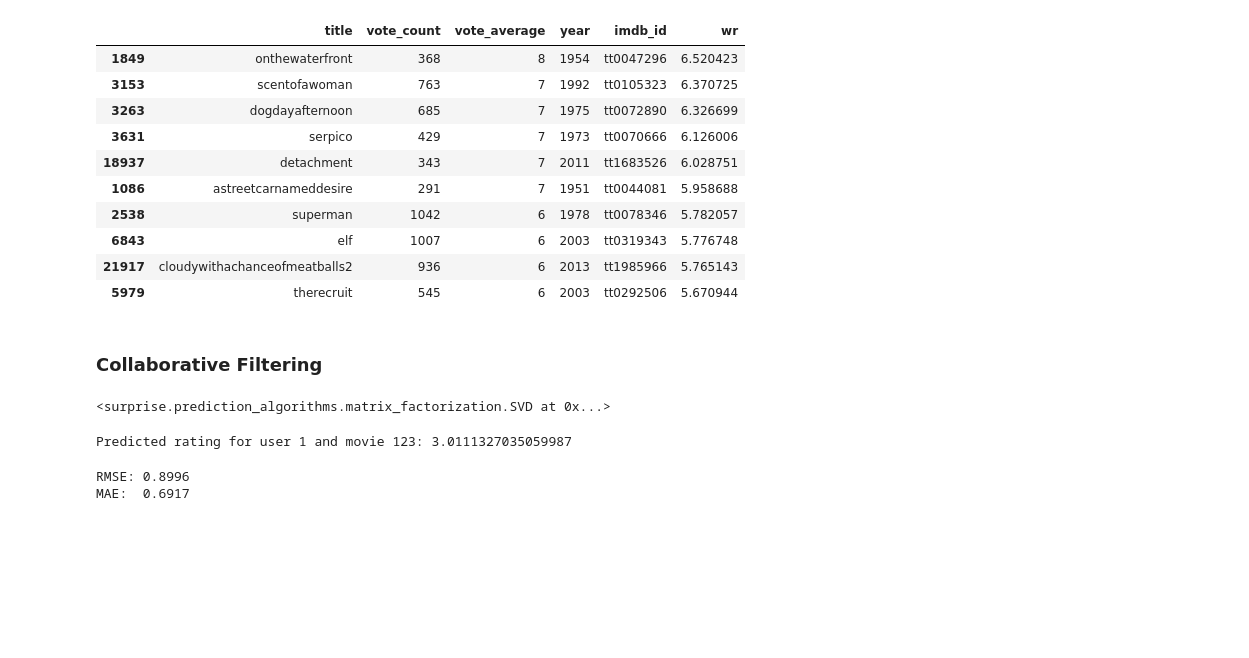
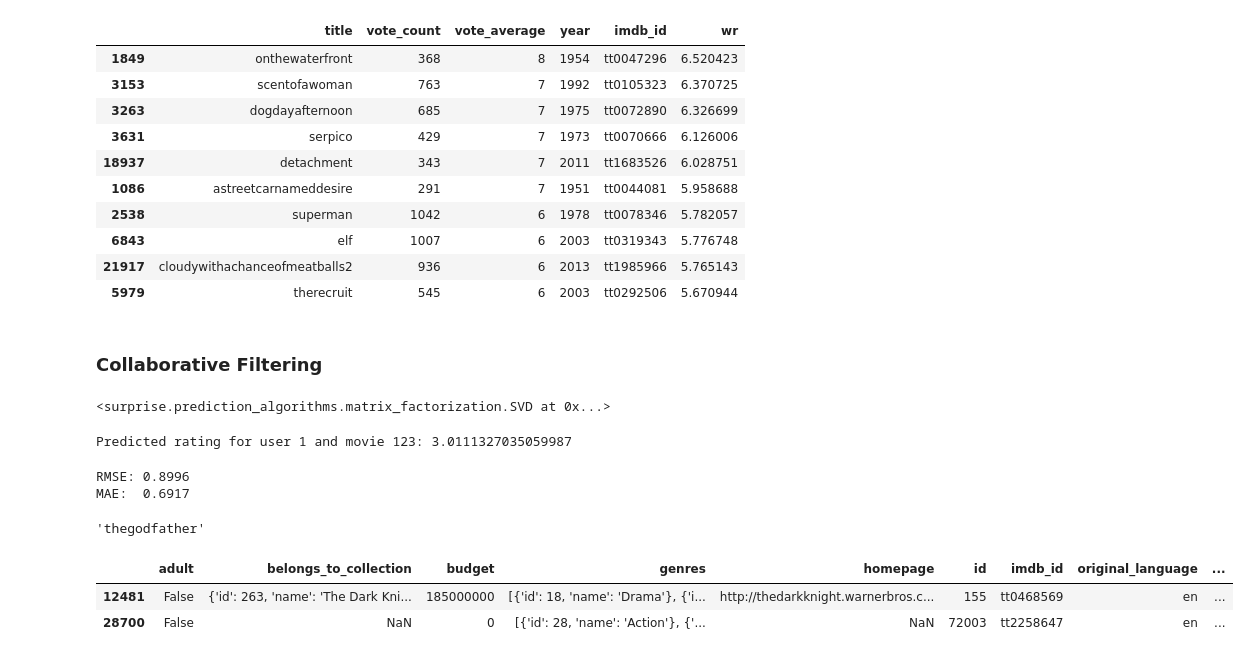
Before and after one commit to DugaldMacintyre/Movie-Recommender, a Jupyter notebook: testing.ipynb, the cells around one changed output. Saved outputs shown, nothing was run; the diff lists cells and outputs as text; code cells hidden in the pictures; blank space fills up the shorter version.

```diff
--- a/testing.ipynb
+++ b/testing.ipynb
@@ -458,3 +458,15 @@ def get_recommendations(C, titles, md, cosine_sim, indices, m):
     return sorted_qualified.head(5)
 # %%
 qualified = get_recommendations(C, ['thedarkknightrises'], md, cosine_sim, indices, m)
+# %%
+import string
+movie_input = "The Godfather"
+movie_input.strip().lower().translate(str.maketrans('', '', string.punctuation)).replace(" ", "")
+# %% [output]
+'thegodfather'
+# %%
+md[md['title'] == 'The Dark Knight']
+# %% [output]
+|  | adult | belongs_to_collection | budget | genres | homepage | id | imdb_id | original_language | ... |
+| 12481 | False | {'id': 263, 'name': 'The Dark Kni... | 185000000 | [{'id': 18, 'name': 'Drama'}, {'i... | http://thedarkknight.warnerbros.c... | 155 | tt0468569 | en | ... |
+| 28700 | False | NaN | 0 | [{'id': 28, 'name': 'Action'}, {'... | NaN | 72003 | tt2258647 | en | ... |
```
Also changed, not shown: 6 other files.
